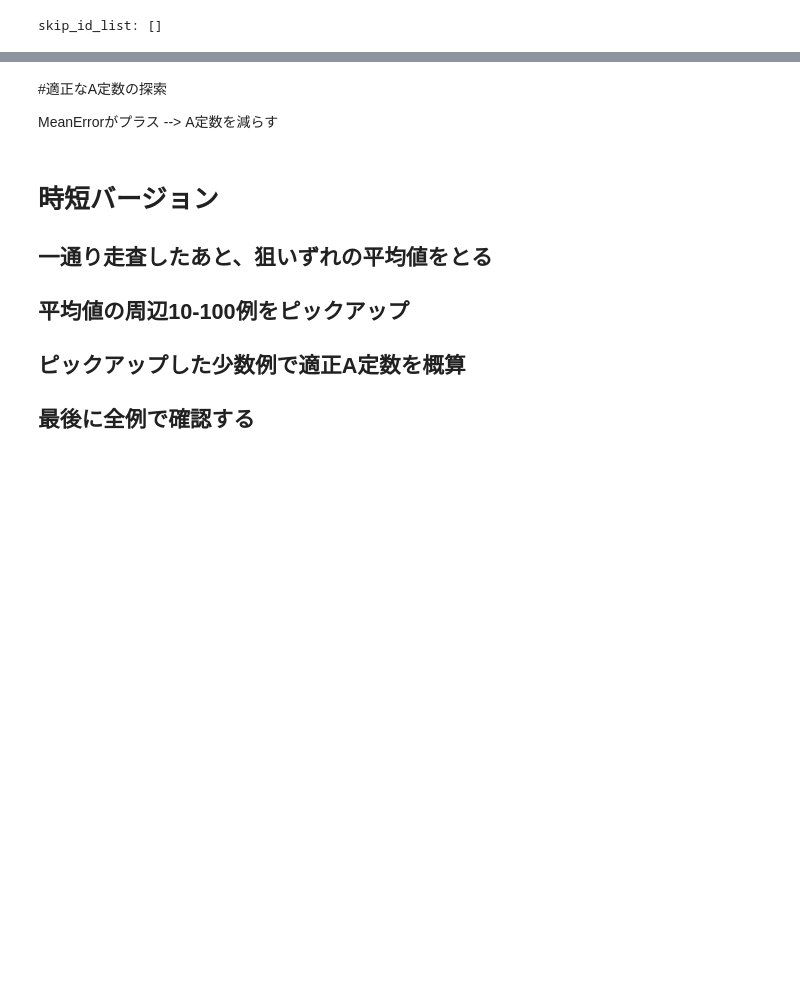
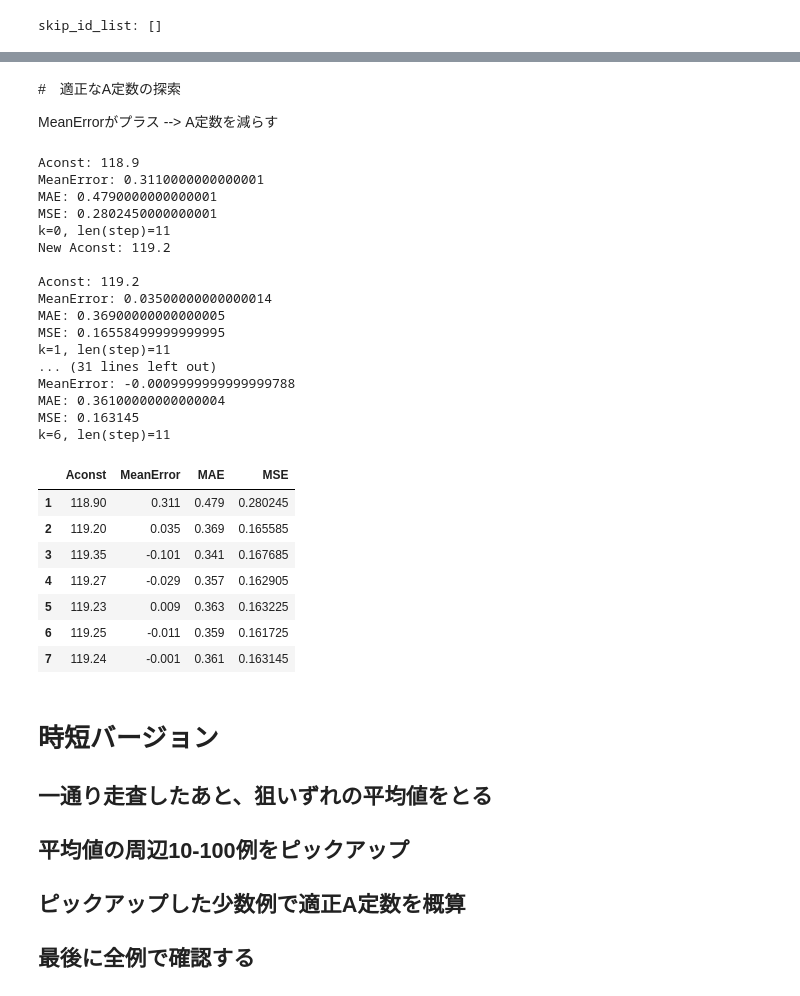
Before and after one commit to ykitaguchi77/tkinter, a Jupyter notebook: IOL scraping/IOL_scraping.ipynb, the cells around one changed output, grey strips where cells are left out. Saved outputs shown, nothing was run; the diff lists cells and outputs as text; code cells hidden in the pictures; blank space fills up the shorter version.

```diff
--- a/IOL scraping/IOL_scraping.ipynb
+++ b/IOL scraping/IOL_scraping.ipynb
@@ -103,9 +103,11 @@ import pandas as pd
 import codecs
 
 #csv_path = "/Users/kitaguchi/VScode/tkinter/IOL scraping/Inquiry Zero out - Kane formulaー20220420 Return from Kane 20220428.csv"
-csv_path = "/Users/kitaguchi/VScode/tkinter/IOL scraping/北口先生サンプルmini.csv"
+csv_path = "/Users/kitaguchi/VScode/tkinter/IOL scraping/北口先生サンプル20220622 Kane 5eyes.csv"
 
-error_csv_path = "/Users/kitaguchi/VScode/tkinter/IOL scraping/error.csv"
+error_csv_path = "/Users/kitaguchi/VScode/tkinter/IOL scraping/error_Kane_5eyes.csv"
+df_csv_path = "/Users/kitaguchi/VScode/tkinter/IOL scraping/df_Kane_5eyes.csv"
+
 
 #Open CSV
 with codecs.open(csv_path, "r", "Shift-JIS", "ignore") as file:
@@ -283,7 +286,7 @@ def calc_error(df):
     MSE = mean_squared_error(df.iloc[:, 15], df.iloc[:, 13])
     return MeanError, MAE, MSE
 # %% [markdown]
-#適正なA定数の探索
+#　適正なA定数の探索
 
 MeanErrorがプラス --> A定数を減らす
 # %%
@@ -355,33 +358,62 @@ while True:
                                             :].drop_duplicates()  # idxに対応するものを抜き出す
         df_error_min = df_error_mins[df_error_mins["MAE"] ==
                                     df_error_mins["MAE"].min()].drop_duplicates()
 
         # さらにMAEが最小のものを抜き出す
         print("Optimal Aconst: {}".format(df_error_min["Aconst"].tolist()[0]))
         print("MeanError: {}".format(df_error_min["MeanError"].tolist()[0]))
         print("MAE: {}".format(df_error_min["MAE"].tolist()[0]))
         print("MSE: {}".format(df_error_min["MSE"].tolist()[0]))
         break
 
 
     print("Aconst: {}".format(Aconst))
     print("MeanError: {}".format(MeanError))
     print("MAE: {}".format(MAE))
     print("MSE: {}".format(MSE))
 
     print("k={}, len(step)={}".format(k, len(step)))
     if abs(MeanError) < 0.001 or k==len(step)-1:
         break
     elif MeanError > 0:
         Aconst = Aconst + step[k]
     elif MeanError < 0:
         Aconst = Aconst - step[k]
     k+=1
 
     print("New Aconst: {}".format(Aconst))
     print("")
 
+df.to_csv(df_csv_path+"_"+str(Aconst)+"_"+str(MeanError)+".csv",
+          header=True, index=False, encoding="shift-jis")  # CSVとして保存
+
 df_error
+# %% [output]
+Aconst: 118.9
+MeanError: 0.3110000000000001
+MAE: 0.4790000000000001
+MSE: 0.2802450000000001
+k=0, len(step)=11
+New Aconst: 119.2
+
+Aconst: 119.2
+MeanError: 0.03500000000000014
+MAE: 0.36900000000000005
+MSE: 0.16558499999999995
+k=1, len(step)=11
+... (31 lines left out)
+MeanError: -0.0009999999999999788
+MAE: 0.36100000000000004
+MSE: 0.163145
+k=6, len(step)=11
+|  | Aconst | MeanError | MAE | MSE |
+| 1 | 118.90 | 0.311 | 0.479 | 0.280245 |
+| 2 | 119.20 | 0.035 | 0.369 | 0.165585 |
+| 3 | 119.35 | -0.101 | 0.341 | 0.167685 |
+| 4 | 119.27 | -0.029 | 0.357 | 0.162905 |
+| 5 | 119.23 | 0.009 | 0.363 | 0.163225 |
+| 6 | 119.25 | -0.011 | 0.359 | 0.161725 |
+| 7 | 119.24 | -0.001 | 0.361 | 0.163145 |
 # %%
 aa = pd.read_clipboard()
 # %% [markdown]
```
Also changed, not shown: parts of 2 cells of this notebook, 5 other files.
